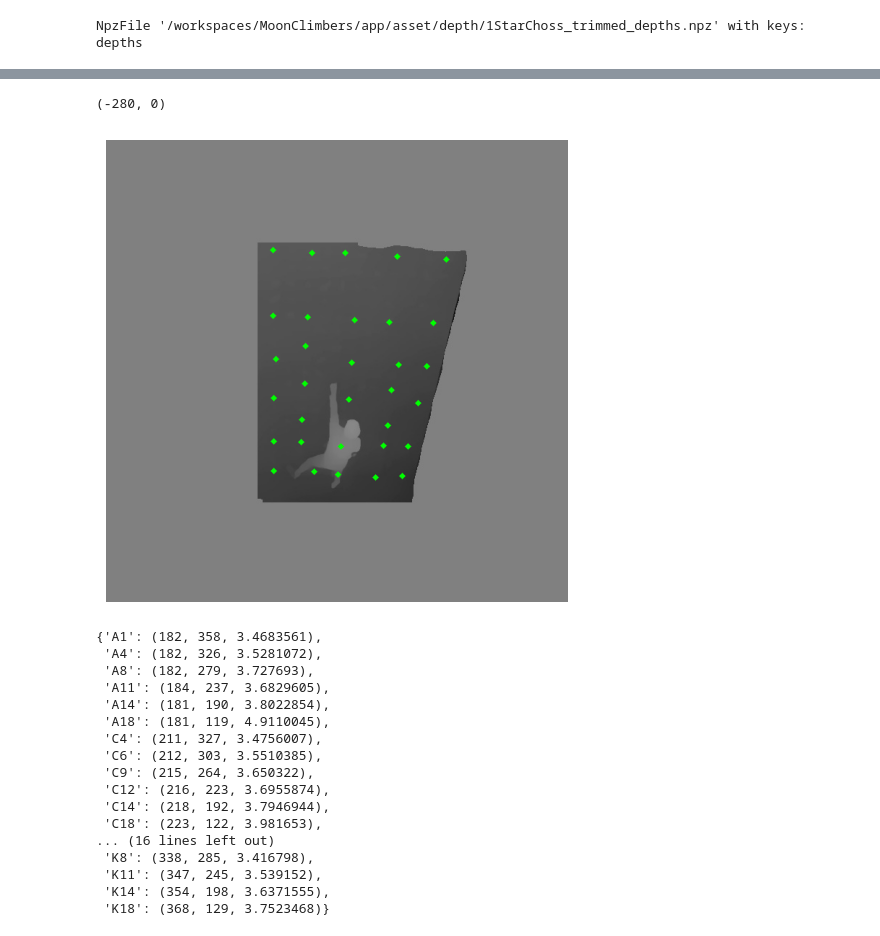
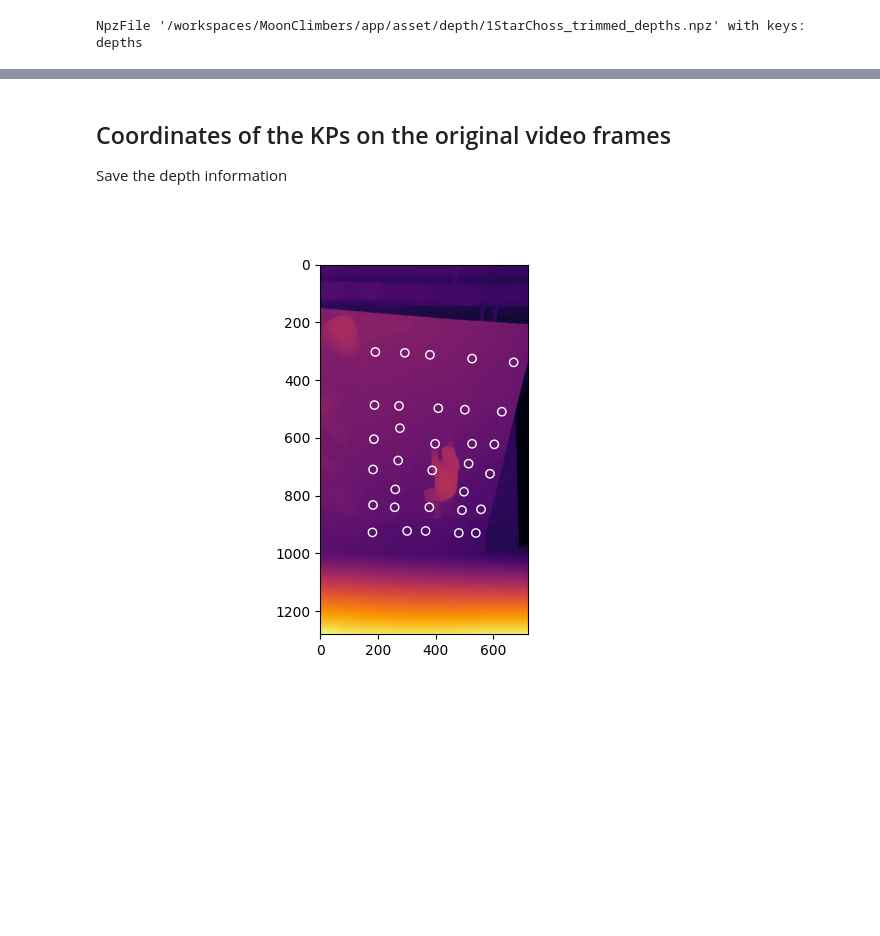
Before and after one commit to jipparchus/Gamba, a Jupyter notebook: app/MVP/concept_test.ipynb, the cells around one changed output, grey strips where cells are left out. Cells and saved outputs as stored; diff of their text form; code cells hidden in the pictures; blank space fills up the shorter version.

```diff
--- a/app/MVP/concept_test.ipynb
+++ b/app/MVP/concept_test.ipynb
@@ -72,0 +64,5 @@ kp_2d
+# %%
+df_sq = pd.DataFrame(index=kp.get_node_names(), columns=['X', 'Y', 'Z'])
+df_sq = df_sq.astype(float)
+for key in df_sq.index:
+    df_sq.loc[key, ['X', 'Y']] = kp.get_node_coords(key)
@@ -80,45 +95,25 @@ thickness = 3  # Circle border thickness
-# %%
-standardize_fsize_coord_conversion(os.path.join(app_sys.PATH_ASSET_DEPTH, '1StarChoss_trimmed_vis.mp4'),640, (0,0))
-# %% [output]
-(-280, 0)
-# %%
-# Dictionary of the depth value
-kp_3d = {}
-# Draw circles on the image
-for k, (xx, yy) in kp_2d.items():
-    x, y = standardize_fsize_coord_conversion(os.path.join(app_sys.PATH_ASSET_DEPTH, '1StarChoss_trimmed_vis.mp4'),640, (xx,yy))
-    zz = depth_array['depths'][0,y,x]
-    kp_3d[k] = (xx,yy,zz)
-    cv2.circle(img_depth, (int(xx*640/500), int(yy*640/500)), radius, color, thickness)
-
-# Convert BGR (OpenCV format) to RGB (Matplotlib format)
-image_rgb = cv2.cvtColor(img_depth, cv2.COLOR_BGR2RGB)
-# resized_image = cv2.resize(image_rgb)
-
-# Display the image
-plt.figure(figsize=(8, 6))
-plt.imshow(image_rgb)
-plt.axis("off")  # Hide axes
-plt.show()
-# %% [output]
-[figure, removed]
-# %%
-kp_3d
-# %% [output]
-{'A1': (182, 358, 3.4683561),
- 'A4': (182, 326, 3.5281072),
- 'A8': (182, 279, 3.727693),
- 'A11': (184, 237, 3.6829605),
- 'A14': (181, 190, 3.8022854),
- 'A18': (181, 119, 4.9110045),
- 'C4': (211, 327, 3.4756007),
- 'C6': (212, 303, 3.5510385),
- 'C9': (215, 264, 3.650322),
- 'C12': (216, 223, 3.6955874),
- 'C14': (218, 192, 3.7946944),
- 'C18': (223, 122, 3.981653),
-... (16 lines left out)
- 'K8': (338, 285, 3.416798),
- 'K11': (347, 245, 3.539152),
- 'K14': (354, 198, 3.6371555),
- 'K18': (368, 129, 3.7523468)}
+# %% [markdown]
+## Coordinates of the KPs on the original video frames
+
+Save the depth information
+# %%
+video = cv2.VideoCapture('/workspaces/MoonClimbers/app/asset/depth/1StarChoss_trimmed_vis.mp4')
+video.set(cv2.CAP_PROP_POS_FRAMES, 0)
+res, frame = video.read()
+# %%
+fig, ax = plt.subplots()
+frame_depth = cv2.cvtColor(frame, cv2.COLOR_BGR2RGB)
+ax.imshow(frame_depth)
+
+df = df_sq.copy()
+# DF of the depth value
+for k in df_sq.index:
+    xx, yy = df_sq.loc[k, ['X', 'Y']]
+    # Coordinates before reshaping the frame to 640x640
+    x, y = standardize_fsize_coord_conversion(os.path.join(app_sys.PATH_ASSET_DEPTH, '1StarChoss_trimmed_vis.mp4'), 640, (xx/500*640,yy/500*640))
+    ax.scatter(int(x), int(y), facecolors='none', color='white')
+    # values need to be inverted as they are likely inverse depth for visualisation purpose
+    z = 1/(depth_array['depths'][0,y,x] + 1e-9) * 1000
+    df.loc[k, ['X', 'Y', 'Z']] = (x,y,z)
+# %% [output]
+[figure, added]
```
Also changed, not shown: parts of 29 cells of this notebook.
